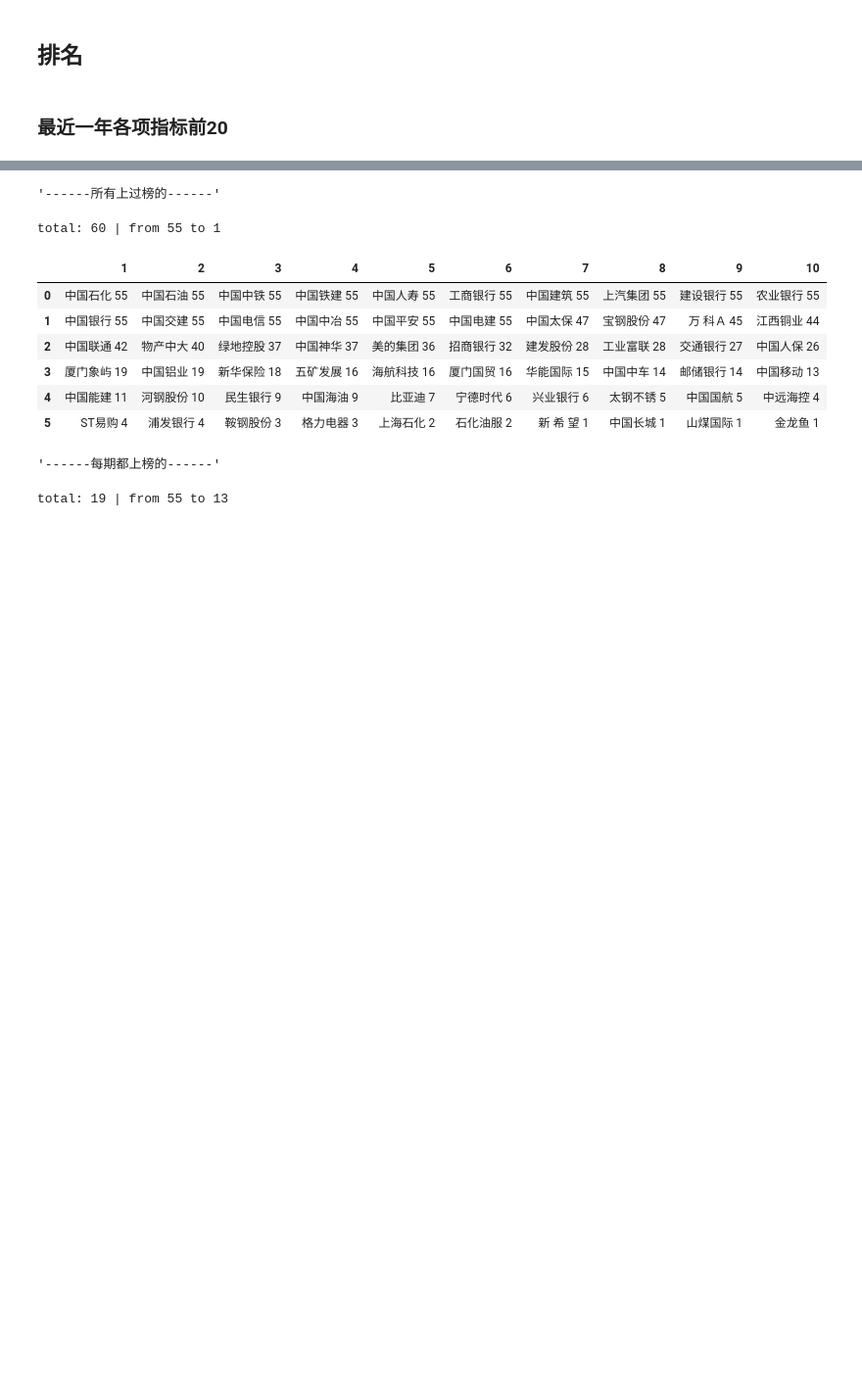
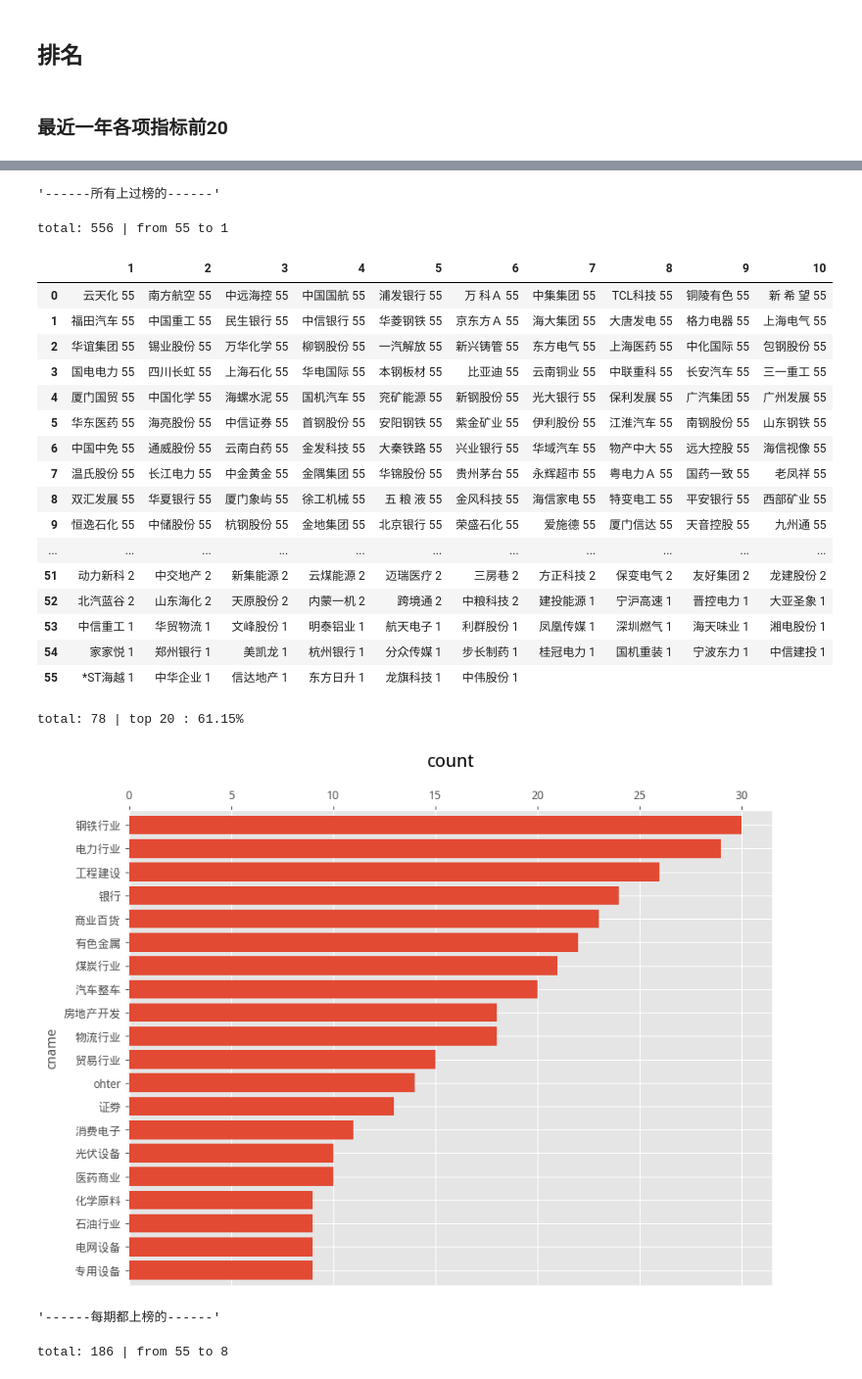
Before and after one commit to waterchinap/jb_reports, a Jupyter notebook: mywork/test.ipynb, the cells around one changed output, grey strips where cells are left out. Shown at 98% size. Saved outputs shown, nothing was run; the diff lists cells and outputs as text; code cells hidden in the pictures; blank space fills up the shorter version.

```diff
--- a/mywork/test.ipynb
+++ b/mywork/test.ipynb
@@ -236,10 +188,11 @@ class YJBB:
         # df['rdate'] = df['rdate']
         df = df.astype({
             # 'code': 'category',
-            'cname': 'category',
+            # 'cname': 'category',
             'industry': 'category',
             'rdate': 'category'
         })
+        df['cname'] = df['cname'].str.replace(' ', '')
         df.replace(0, np.nan, inplace=True)
 
         return df
@@ -254,6 +207,7 @@ class YJBB:
                 return df
         df = ak.stock_zh_a_spot_em()[['代码', '名称','市盈率-动态', '市净率', '总市值']]
         df.columns = ['code', 'cname', 'pe', 'pb', 'mv']
+        df['cname'] = df['cname'].str.replace(' ', '')
         df.to_csv(codes, index=False)
         return df
 
@@ -288,6 +242,7 @@ class YJBB:
             按季度整理数据，使收入和利润可以进行按季度进行比较。
             """
             dft = df.pivot_table(index='rdate', columns='code', values=item, aggfunc='first', observed=True)
+            dft = dft.apply(pd.to_numeric, errors='coerce') # 数据中可能有空格
             long, wide = dft.shape
             display(f'{item} 代码总数: {wide}')
             nan_count_s = dft.isna().sum()
@@ -308,7 +263,10 @@ class YJBB:
             display(f'完成整理后总数: {len(tided_df.T)}')
             #原来的季报数据为当年加总，转换为单季度数据。
             to_diff_df = tided_df.reset_index(drop=True)
-            diffed_df = to_diff_df.groupby(to_diff_df.index // 4).diff().fillna(to_diff_df)
+            diffed_df = (to_diff_df.groupby(to_diff_df.index // 4)
+                         .diff()
+                         .fillna(to_diff_df)
+                         )
             diffed_df.index = tided_df.index
             # 4个季度滚动相加做为季度化的年度数据，从而进行季度对比。
             rolled_df = diffed_df.rolling(4).sum().dropna(how='all')
@@ -402,8 +360,9 @@ class YJBB:
         return folded.style
 
     def indu_count(self, s:pd.Series, n:int = 20):
-        indu = s.map(lambda x: self.indu_dict[x])
+        indu = s.map(lambda x: self.indu_dict.get(x, 'ohter'))
         indu_count = indu.value_counts().sort_values(ascending=True)
+        n = min(n, len(indu_count))
         print(f'total: {len(indu_count)} | top {n} : {indu_count.tail(n).sum() / indu_count.sum() * 100:.2f}%')
         plot_barh(indu_count.tail(n).to_frame('count'))
 
@@ -459,7 +418,17 @@ def tops(df:pd.DataFrame, n:int, col:str):
     mostn_df = mostn_df.reset_index(names='cname')
     any_q = mostn_df.set_index('cname')['hits']
     all_q = mostn_df[mostn_df['pct'] >=1].set_index('cname')['hits']
-    dft = df.pivot_table(index='rdate', columns='cname', values='profit', observed=True)
+    dft = df.pivot_table(index='rdate', columns='cname', values=col, observed=True)
+
+    def top30():
+        df = pd.DataFrame({
+            l: col.nlargest(30).index.values for l, col in dft.T.items()
+        }).iloc[:,-8:]
+        display(f'-------最近8期{col}前30------')
+        display(df)
+        melted = df.melt(value_name='cname')
+        yjbb.indu_count(melted['cname'])
+
     # 20期以上的从第20期向后逐年计算slop,最后计算平均。
     slop = pd.concat(
         [dft.iloc[:i,:].dropna(thresh=20, axis=1).apply(get_slope) for i in range(20, len(dft))],
@@ -471,25 +440,30 @@ def tops(df:pd.DataFrame, n:int, col:str):
     def topn_s():
         display(f'------所有上过榜的------')
         display(yjbb.fold_a_col(any_q,fmt='{:.0f}'))
+        yjbb.indu_count(any_q.index)
         display(f'------每期都上榜的------')
         display(yjbb.fold_a_col(all_q, show_num=False))
+        yjbb.indu_count(all_q.index)
 
     def slop_s():
         display('------增长情况------')
         display(f'增长top{n}')
         display(yjbb.fold_a_col(slop,fmt='{:.2f}'))
+        yjbb.indu_count(slop.index)
 
         display(f'增长top{n},同时上榜过{col} top{n}')
         if len(slop_cross_any_q)>0:
             display(yjbb.fold_a_col(slop_cross_any_q,fmt='{:.2f}'))
+            yjbb.indu_count(slop_cross_any_q.index)
         else: display('无交集')
 
         display(f'增长top{n},同时{col}一直top{n}')
-        if len(slop_cross_any_q)>0:
+        if len(slop_cross_all_q)>0:
             display(yjbb.fold_a_col(slop_cross_all_q,fmt='{:.2f}'))
+            yjbb.indu_count(slop_cross_all_q.index)
         else: display('无交集')
 
-    return (mostn_df, topn_s, slop_s)
+    return (top30, topn_s, slop_s, mostn_df, slop)
 # %%
 def totals(df:pd.DataFrame):
     # get sum of [revenue, profit, asset, cash] of each year
@@ -526,9 +500,7 @@ loss_pct(yjbb.tidied)
 - 2024年Q1亏损金额占比又开始回升了。不好的预期。
 # %% [markdown]
 ## 排名
-# %%
-df = yjbb.tidied
 # %% [markdown]
 ### 最近一年各项指标前20
 # %%
-top30 = tops(df, 30, 'revenue')
+revenue_top300 = tops(df, 300, 'revenue')
@@ -535,15 +530,27 @@ top30 = tops(df, 30, 'revenue')
 # %%
-top30[1]()
+revenue_top300[1]()
 # %% [output]
 '------所有上过榜的------'
-total: 60 | from 55 to 1
+total: 556 | from 55 to 1
 |  | 1 | 2 | 3 | 4 | 5 | 6 | 7 | 8 | 9 | 10 |
-| 0 | 中国石化 55 | 中国石油 55 | 中国中铁 55 | 中国铁建 55 | 中国人寿 55 | 工商银行 55 | 中国建筑 55 | 上汽集团 55 | 建设银行 55 | 农业银行 55 |
-| 1 | 中国银行 55 | 中国交建 55 | 中国电信 55 | 中国中冶 55 | 中国平安 55 | 中国电建 55 | 中国太保 47 | 宝钢股份 47 | 万 科Ａ 45 | 江西铜业 44 |
-| 2 | 中国联通 42 | 物产中大 40 | 绿地控股 37 | 中国神华 37 | 美的集团 36 | 招商银行 32 | 建发股份 28 | 工业富联 28 | 交通银行 27 | 中国人保 26 |
-| 3 | 厦门象屿 19 | 中国铝业 19 | 新华保险 18 | 五矿发展 16 | 海航科技 16 | 厦门国贸 16 | 华能国际 15 | 中国中车 14 | 邮储银行 14 | 中国移动 13 |
-| 4 | 中国能建 11 | 河钢股份 10 | 民生银行 9 | 中国海油 9 | 比亚迪 7 | 宁德时代 6 | 兴业银行 6 | 太钢不锈 5 | 中国国航 5 | 中远海控 4 |
-| 5 | ST易购 4 | 浦发银行 4 | 鞍钢股份 3 | 格力电器 3 | 上海石化 2 | 石化油服 2 | 新 希 望 1 | 中国长城 1 | 山煤国际 1 | 金龙鱼 1 |
+| 0 | 云天化 55 | 南方航空 55 | 中远海控 55 | 中国国航 55 | 浦发银行 55 | 万 科Ａ 55 | 中集集团 55 | TCL科技 55 | 铜陵有色 55 | 新 希 望 55 |
+| 1 | 福田汽车 55 | 中国重工 55 | 民生银行 55 | 中信银行 55 | 华菱钢铁 55 | 京东方Ａ 55 | 海大集团 55 | 大唐发电 55 | 格力电器 55 | 上海电气 55 |
+| 2 | 华谊集团 55 | 锡业股份 55 | 万华化学 55 | 柳钢股份 55 | 一汽解放 55 | 新兴铸管 55 | 东方电气 55 | 上海医药 55 | 中化国际 55 | 包钢股份 55 |
+| 3 | 国电电力 55 | 四川长虹 55 | 上海石化 55 | 华电国际 55 | 本钢板材 55 | 比亚迪 55 | 云南铜业 55 | 中联重科 55 | 长安汽车 55 | 三一重工 55 |
+| 4 | 厦门国贸 55 | 中国化学 55 | 海螺水泥 55 | 国机汽车 55 | 兖矿能源 55 | 新钢股份 55 | 光大银行 55 | 保利发展 55 | 广汽集团 55 | 广州发展 55 |
+| 5 | 华东医药 55 | 海亮股份 55 | 中信证券 55 | 首钢股份 55 | 安阳钢铁 55 | 紫金矿业 55 | 伊利股份 55 | 江淮汽车 55 | 南钢股份 55 | 山东钢铁 55 |
+| 6 | 中国中免 55 | 通威股份 55 | 云南白药 55 | 金发科技 55 | 大秦铁路 55 | 兴业银行 55 | 华域汽车 55 | 物产中大 55 | 远大控股 55 | 海信视像 55 |
+| 7 | 温氏股份 55 | 长江电力 55 | 中金黄金 55 | 金隅集团 55 | 华锦股份 55 | 贵州茅台 55 | 永辉超市 55 | 粤电力Ａ 55 | 国药一致 55 | 老凤祥 55 |
+| 8 | 双汇发展 55 | 华夏银行 55 | 厦门象屿 55 | 徐工机械 55 | 五 粮 液 55 | 金风科技 55 | 海信家电 55 | 特变电工 55 | 平安银行 55 | 西部矿业 55 |
+| 9 | 恒逸石化 55 | 中储股份 55 | 杭钢股份 55 | 金地集团 55 | 北京银行 55 | 荣盛石化 55 | 爱施德 55 | 厦门信达 55 | 天音控股 55 | 九州通 55 |
+| ... | ... | ... | ... | ... | ... | ... | ... | ... | ... | ... |
+| 51 | 动力新科 2 | 中交地产 2 | 新集能源 2 | 云煤能源 2 | 迈瑞医疗 2 | 三房巷 2 | 方正科技 2 | 保变电气 2 | 友好集团 2 | 龙建股份 2 |
+| 52 | 北汽蓝谷 2 | 山东海化 2 | 天原股份 2 | 内蒙一机 2 | 跨境通 2 | 中粮科技 2 | 建投能源 1 | 宁沪高速 1 | 晋控电力 1 | 大亚圣象 1 |
+| 53 | 中信重工 1 | 华贸物流 1 | 文峰股份 1 | 明泰铝业 1 | 航天电子 1 | 利群股份 1 | 凤凰传媒 1 | 深圳燃气 1 | 海天味业 1 | 湘电股份 1 |
+| 54 | 家家悦 1 | 郑州银行 1 | 美凯龙 1 | 杭州银行 1 | 分众传媒 1 | 步长制药 1 | 桂冠电力 1 | 国机重装 1 | 宁波东力 1 | 中信建投 1 |
+| 55 | *ST海越 1 | 中华企业 1 | 信达地产 1 | 东方日升 1 | 龙旗科技 1 | 中伟股份 1 |  |  |  |  |
-'------每期都上榜的------'
+total: 78 | top 20 : 61.15%
+[figure, added]
-total: 19 | from 55 to 13
+'------每期都上榜的------'
+total: 186 | from 55 to 8
 |  | 1 | 2 | 3 | 4 | 5 | 6 | 7 | 8 | 9 | 10 |
```
Also changed, not shown: parts of 23 cells of this notebook, 3 other files.
